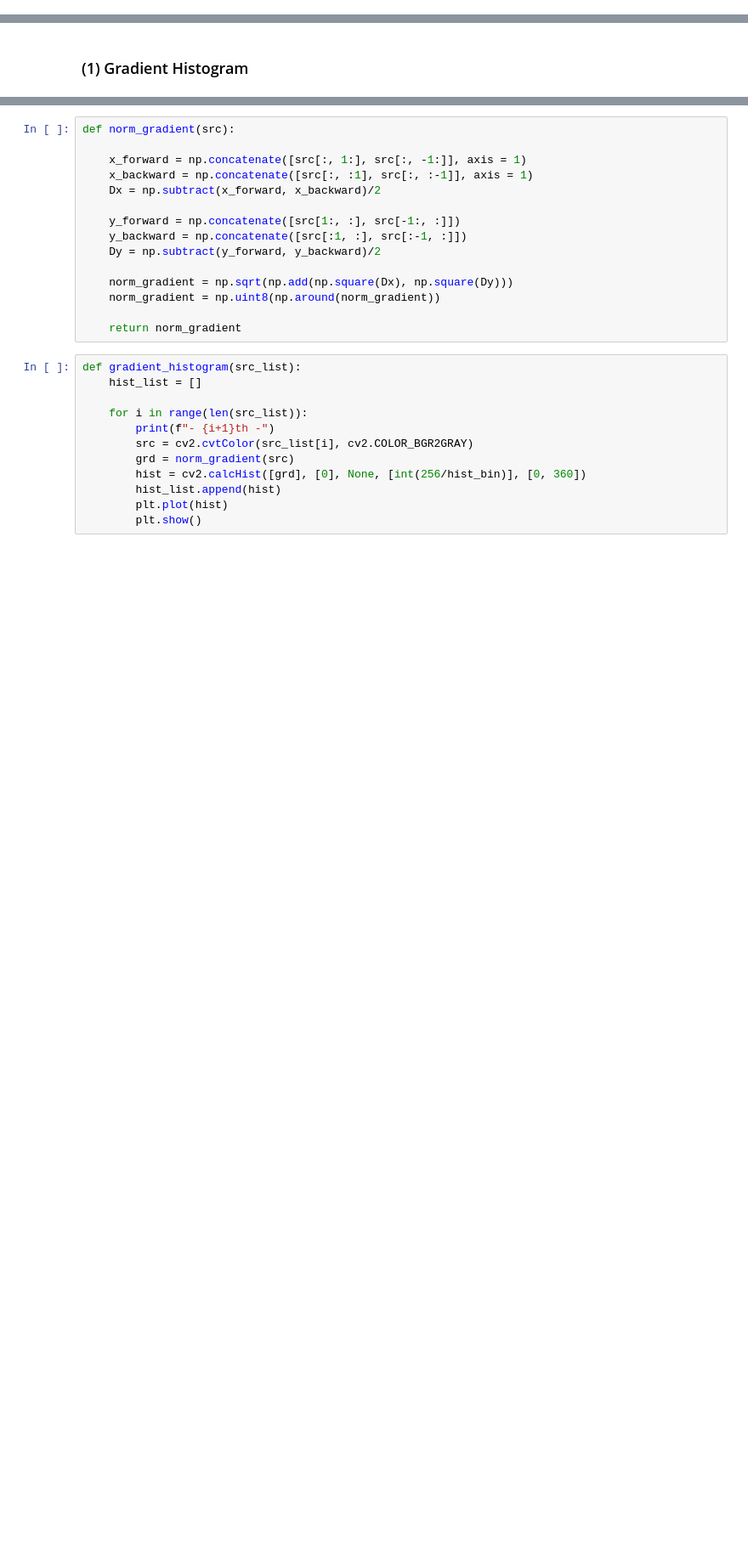
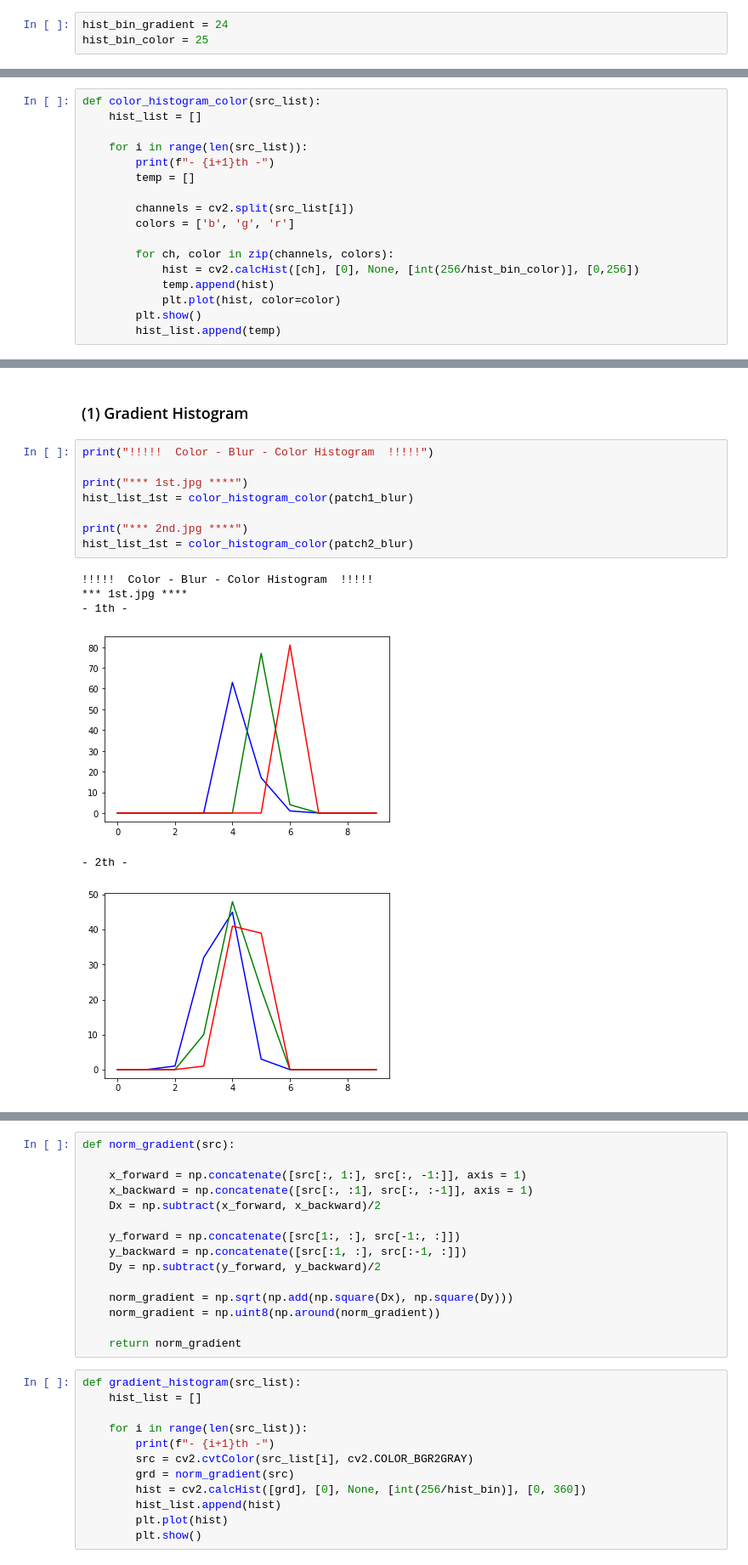
Before and after one commit to NonokEE/CAU_Computer_Vision, a Jupyter notebook: Project 1/Project1.ipynb, the cells around one changed output, grey strips where cells are left out. Shown: that part at 85% size. Drawn from its saved outputs; the diff is of its cells as text; blank space fills up the shorter version.

Commit message:
Histograms for color image

```diff
--- a/Project 1/Project1.ipynb
+++ b/Project 1/Project1.ipynb
@@ -148,2 +136,5 @@ hist_bin = 32
+# %%
+hist_bin_gradient = 24
+hist_bin_color = 25
 # %% [markdown]
 ### 1) Color images
@@ -149,0 +186,17 @@ hist_bin = 32
+# %%
+def color_histogram_color(src_list):
+    hist_list = []
+
+    for i in range(len(src_list)):
+        print(f"- {i+1}th -")
+        temp = []
+
+        channels = cv2.split(src_list[i])
+        colors = ['b', 'g', 'r']
+
+        for ch, color in zip(channels, colors):
+            hist = cv2.calcHist([ch], [0], None, [int(256/hist_bin_color)], [0,256])
+            temp.append(hist)
+            plt.plot(hist, color=color)
+        plt.show()
+        hist_list.append(temp)
@@ -192,2 +224,17 @@ hist_list_1st = gradient_histogram_color(patch2_original)
 # %% [markdown]
 ### (1) Gradient Histogram
+# %%
+print("!!!!!  Color - Blur - Color Histogram  !!!!!")
+
+print("*** 1st.jpg ****")
+hist_list_1st = color_histogram_color(patch1_blur)
+
+print("*** 2nd.jpg ****")
+hist_list_1st = color_histogram_color(patch2_blur)
+# %% [output]
+!!!!!  Color - Blur - Color Histogram  !!!!!
+*** 1st.jpg ****
+- 1th -
+[figure, added]
+- 2th -
+[figure, added]
```
Also changed, not shown: parts of 15 cells of this notebook.
